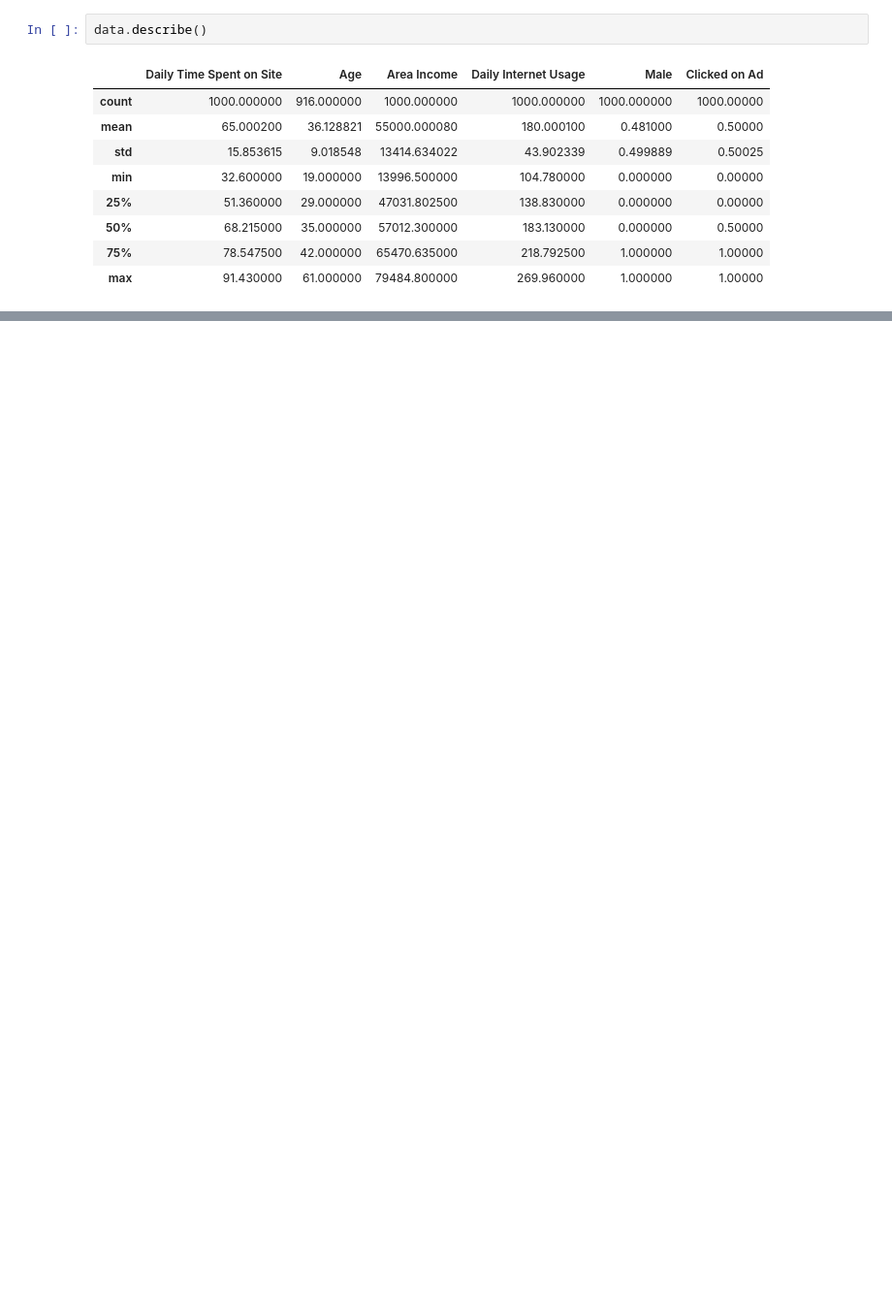
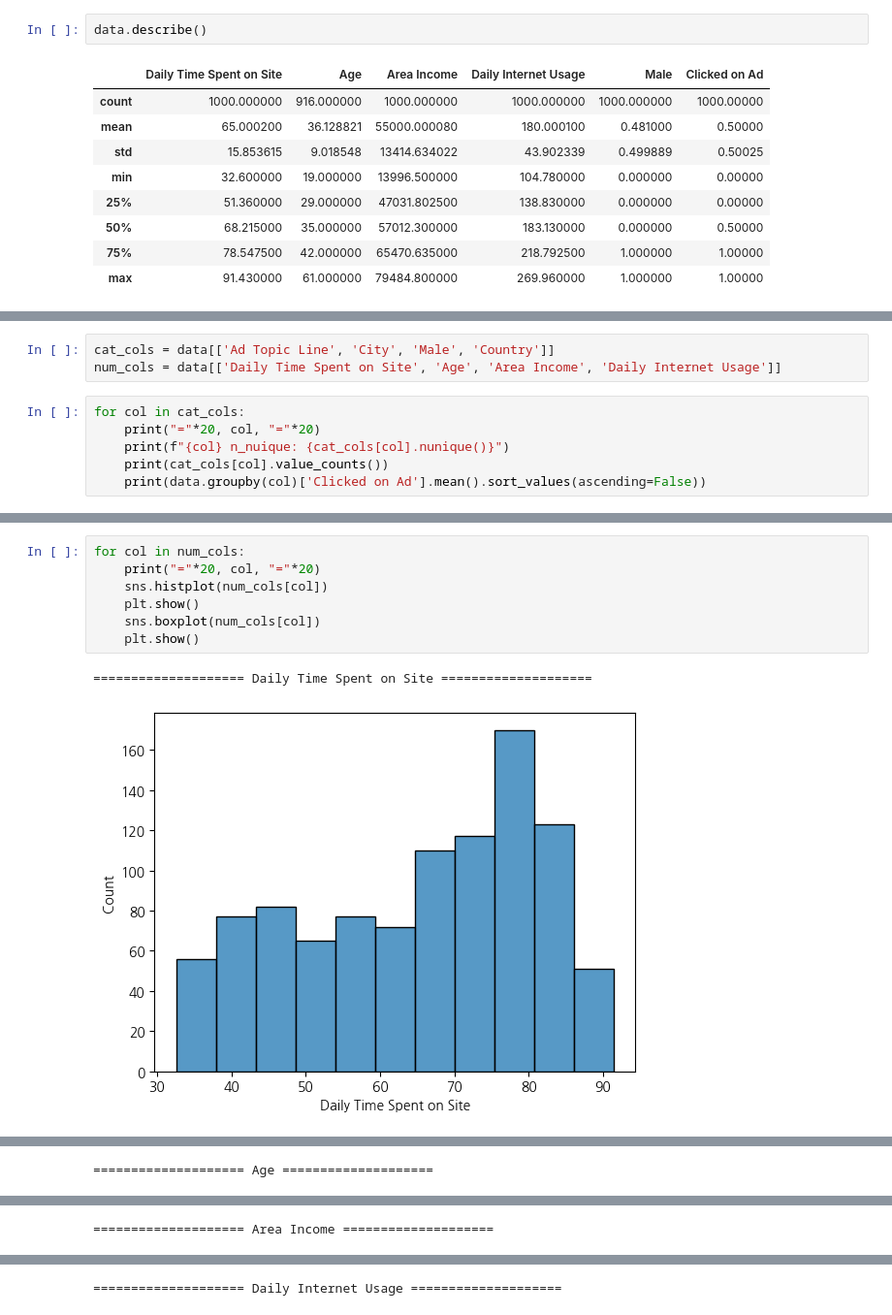
Before and after one commit to eunso03/fintech, a Jupyter notebook: 05machine_learning/18나이브베이즈_분류분석.ipynb, the cells around one changed output, grey strips where cells are left out. Shown at 97% size. Cells and saved outputs as stored; diff of their text form; blank space fills up the shorter version.

```diff
--- a/05machine_learning/18나이브베이즈_분류분석.ipynb
+++ b/05machine_learning/18나이브베이즈_분류분석.ipynb
@@ -62,0 +91,9 @@ data.describe()
+# %%
+cat_cols = data[['Ad Topic Line', 'City', 'Male', 'Country']]
+num_cols = data[['Daily Time Spent on Site', 'Age', 'Area Income', 'Daily Internet Usage']]
+# %%
+for col in cat_cols:
+    print("="*20, col, "="*20)
+    print(f"{col} n_nuique: {cat_cols[col].nunique()}")
+    print(cat_cols[col].value_counts())
+    print(data.groupby(col)['Clicked on Ad'].mean().sort_values(ascending=False))
@@ -62,0 +118,10 @@ data.describe()
+# %%
+for col in num_cols:
+    print("="*20, col, "="*20)
+    sns.histplot(num_cols[col])
+    plt.show()
+    sns.boxplot(num_cols[col])
+    plt.show()
+# %% [output]
+==================== Daily Time Spent on Site ====================
+[figure, added]
@@ -62,0 +129 @@ data.describe()
+==================== Age ====================
@@ -62,0 +132 @@ data.describe()
+==================== Area Income ====================
@@ -62,0 +135 @@ data.describe()
+==================== Daily Internet Usage ====================
```
Also changed, not shown: parts of 22 cells of this notebook.
